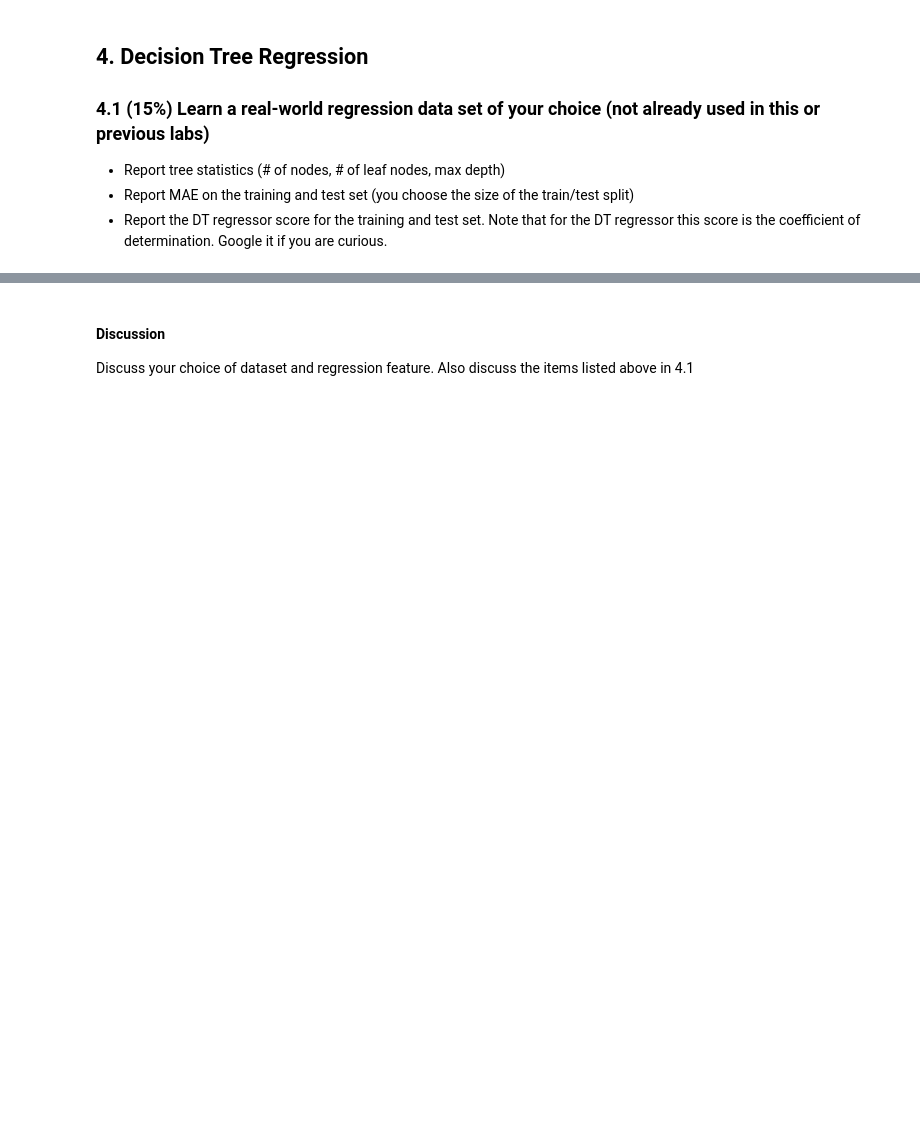
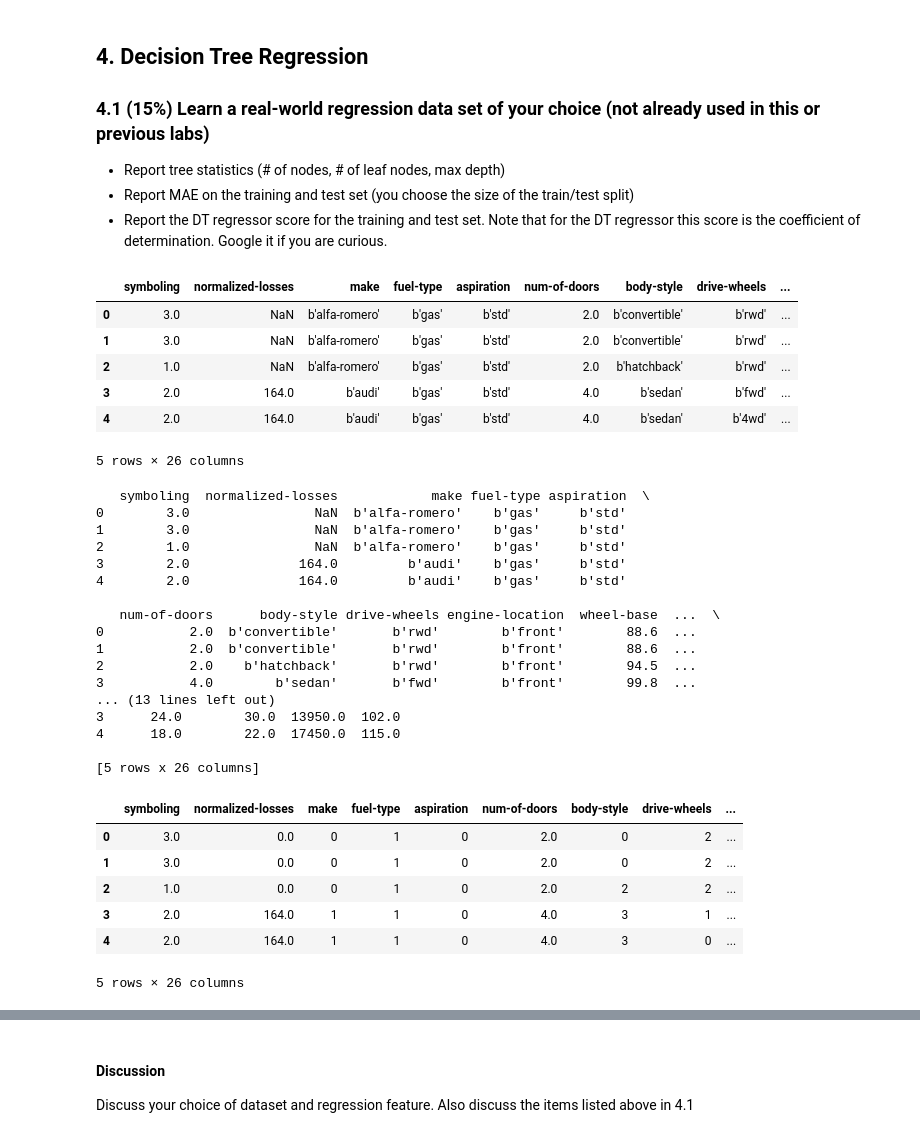
Before and after one commit to tychart/byu-cs-270-projects, a Jupyter notebook: Decision Tree Lab.ipynb, the cells around one changed output, grey strips where cells are left out. Saved outputs shown, nothing was run; the diff lists cells and outputs as text; code cells hidden in the pictures; blank space fills up the shorter version.

```diff
--- a/Decision Tree Lab.ipynb
+++ b/Decision Tree Lab.ipynb
@@ -624,0 +621,63 @@ from sklearn.metrics import mean_absolute_error
+# %%
+from sklearn.preprocessing import LabelEncoder
+
+Data_Set = arff.loadarff(f'datasets/autohorse.arff')
+df = pd.DataFrame(Data_Set[0])
+
+# display(df["normalized-losses"].value_counts())
+
+display(df.head())
+print(df.head())
+
+
+# df = df.replace({
+#     '?': "missing"
+# })
+
+# df = df.replace('?', 0)
+df = df.fillna(0)
+
+# Apply LabelEncoder to all categorical feature columns
+for col in df.columns:
+    if df[col].dtype == object:
+        le = LabelEncoder()
+        df[col] = le.fit_transform(df[col])
+
+display(df.head())
+
+X = df.drop('price', axis=1).to_numpy()
+y = df['price'].to_numpy()
+
+x_train, x_test, y_train, y_test = train_test_split(X, y, test_size=0.2)
+# %% [output]
+|  | symboling | normalized-losses | make | fuel-type | aspiration | num-of-doors | body-style | drive-wheels | ... |
+| 0 | 3.0 | NaN | b'alfa-romero' | b'gas' | b'std' | 2.0 | b'convertible' | b'rwd' | ... |
+| 1 | 3.0 | NaN | b'alfa-romero' | b'gas' | b'std' | 2.0 | b'convertible' | b'rwd' | ... |
+| 2 | 1.0 | NaN | b'alfa-romero' | b'gas' | b'std' | 2.0 | b'hatchback' | b'rwd' | ... |
+| 3 | 2.0 | 164.0 | b'audi' | b'gas' | b'std' | 4.0 | b'sedan' | b'fwd' | ... |
+| 4 | 2.0 | 164.0 | b'audi' | b'gas' | b'std' | 4.0 | b'sedan' | b'4wd' | ... |
+5 rows × 26 columns
+   symboling  normalized-losses            make fuel-type aspiration  \
+0        3.0                NaN  b'alfa-romero'    b'gas'     b'std'
+1        3.0                NaN  b'alfa-romero'    b'gas'     b'std'
+2        1.0                NaN  b'alfa-romero'    b'gas'     b'std'
+3        2.0              164.0         b'audi'    b'gas'     b'std'
+4        2.0              164.0         b'audi'    b'gas'     b'std'
+
+   num-of-doors      body-style drive-wheels engine-location  wheel-base  ...  \
+0           2.0  b'convertible'       b'rwd'        b'front'        88.6  ...
+1           2.0  b'convertible'       b'rwd'        b'front'        88.6  ...
+2           2.0    b'hatchback'       b'rwd'        b'front'        94.5  ...
+3           4.0        b'sedan'       b'fwd'        b'front'        99.8  ...
+... (13 lines left out)
+3      24.0        30.0  13950.0  102.0
+4      18.0        22.0  17450.0  115.0
+
+[5 rows x 26 columns]
+|  | symboling | normalized-losses | make | fuel-type | aspiration | num-of-doors | body-style | drive-wheels | ... |
+| 0 | 3.0 | 0.0 | 0 | 1 | 0 | 2.0 | 0 | 2 | ... |
+| 1 | 3.0 | 0.0 | 0 | 1 | 0 | 2.0 | 0 | 2 | ... |
+| 2 | 1.0 | 0.0 | 0 | 1 | 0 | 2.0 | 2 | 2 | ... |
+| 3 | 2.0 | 164.0 | 1 | 1 | 0 | 4.0 | 3 | 1 | ... |
+| 4 | 2.0 | 164.0 | 1 | 1 | 0 | 4.0 | 3 | 0 | ... |
+5 rows × 26 columns
```
Also changed, not shown: parts of 4 cells of this notebook, 2 other files.
